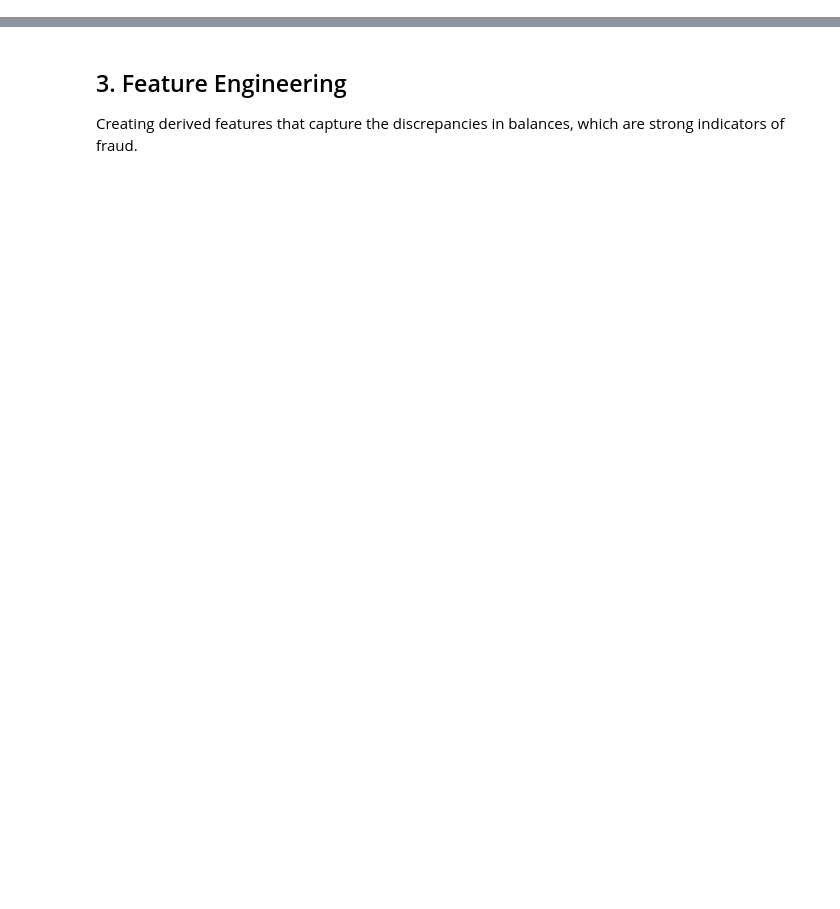
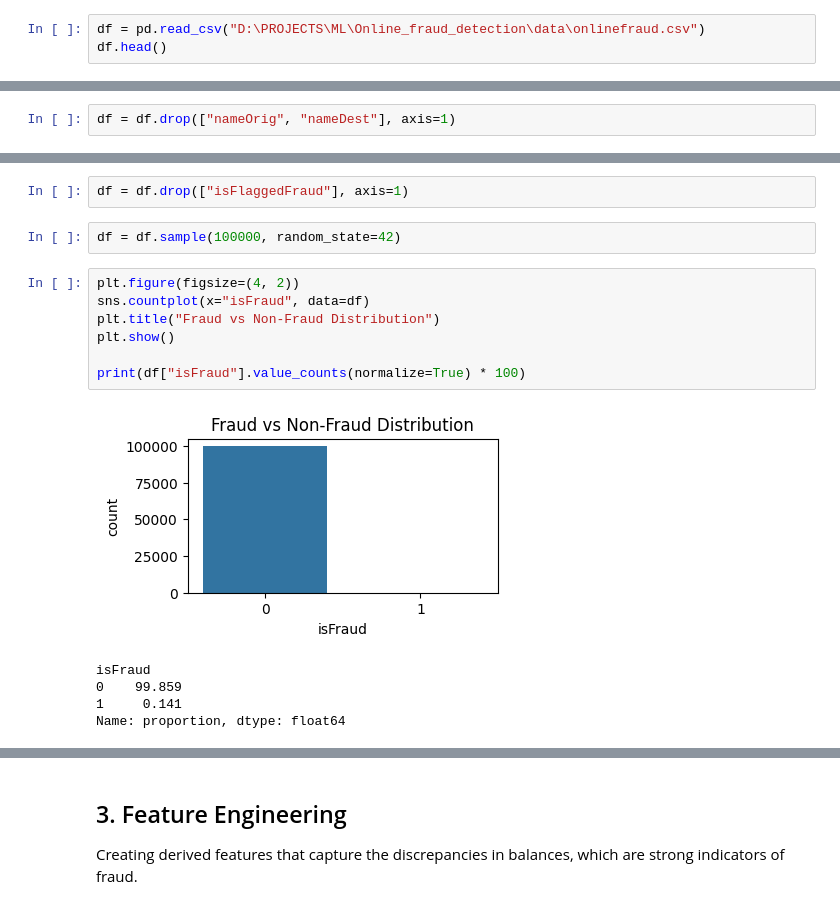
Before and after one commit to Shyam-S7/FINANCIAL-TRANSACTION-RISK-SCORING-SYSTEM, a Jupyter notebook: notebooks/experiment.ipynb, the cells around one changed output, grey strips where cells are left out. Saved outputs shown, nothing was run; the diff lists cells and outputs as text; blank space fills up the shorter version.

```diff
--- a/notebooks/experiment.ipynb
+++ b/notebooks/experiment.ipynb
@@ -28,0 +22,3 @@ df=pd.read_csv()
+# %%
+df = pd.read_csv("D:\PROJECTS\ML\Online_fraud_detection\data\onlinefraud.csv")
+df.head()
@@ -28,0 +119,2 @@ df=pd.read_csv()
+# %%
+df = df.drop(["nameOrig", "nameDest"], axis=1)
@@ -28,0 +135,17 @@ df=pd.read_csv()
+# %%
+df = df.drop(["isFlaggedFraud"], axis=1)
+# %%
+df = df.sample(100000, random_state=42)
+# %%
+plt.figure(figsize=(4, 2))
+sns.countplot(x="isFraud", data=df)
+plt.title("Fraud vs Non-Fraud Distribution")
+plt.show()
+
+print(df["isFraud"].value_counts(normalize=True) * 100)
+# %% [output]
+[figure, added]
+isFraud
+0    99.859
+1     0.141
+Name: proportion, dtype: float64
```
Also changed, not shown: parts of 37 cells of this notebook.
